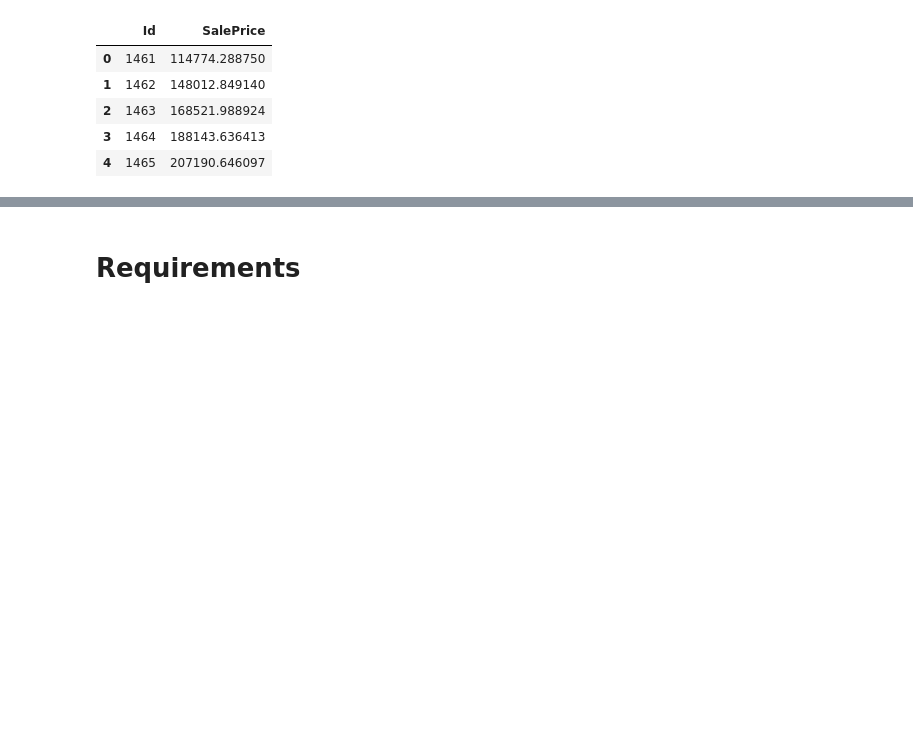
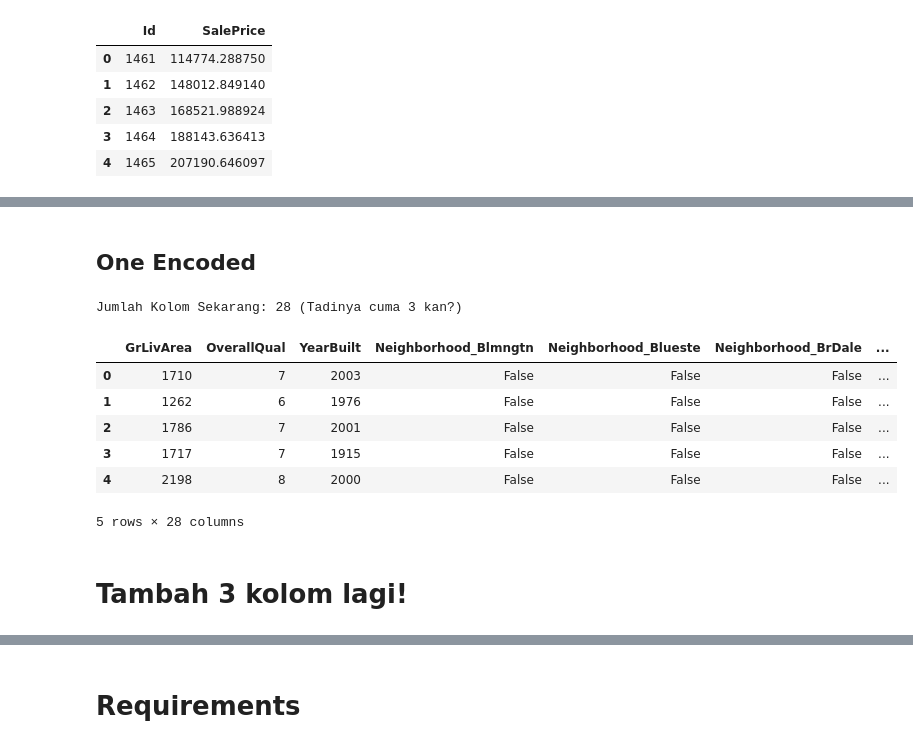
Before and after one commit to YafetPontoh/House-Price-Prediction-LinearRegression, a Jupyter notebook: notebook/House_Pricing.ipynb, the cells around one changed output, grey strips where cells are left out. Cells and saved outputs as stored; diff of their text form; code cells hidden in the pictures; blank space fills up the shorter version.

```diff
--- a/notebook/House_Pricing.ipynb
+++ b/notebook/House_Pricing.ipynb
@@ -348,0 +335,10 @@ ValueError: Found input variables with inconsistent numbers of samples: [1459, 2
+# %%
+features = ['GrLivArea', 'OverallQual', 'YearBuilt', 'Neighborhood']
+# %%
+X_train_raw = df_train[features]
+X_test_raw = data_test[features]
+# %% [markdown]
+## One Encoded
+# %%
+X_train_encoded = pd.get_dummies(X_train_raw)
+X_test_encoded = pd.get_dummies(X_test_raw)
@@ -348,0 +347,12 @@ ValueError: Found input variables with inconsistent numbers of samples: [1459, 2
+# %%
+print(f"Jumlah Kolom Sekarang: {X_train_encoded.shape[1]} (Tadinya cuma 3 kan?)")
+X_train_encoded.head()
+# %% [output]
+Jumlah Kolom Sekarang: 28 (Tadinya cuma 3 kan?)
+|  | GrLivArea | OverallQual | YearBuilt | Neighborhood_Blmngtn | Neighborhood_Blueste | Neighborhood_BrDale | ... |
+| 0 | 1710 | 7 | 2003 | False | False | False | ... |
+| 1 | 1262 | 6 | 1976 | False | False | False | ... |
+| 2 | 1786 | 7 | 2001 | False | False | False | ... |
+| 3 | 1717 | 7 | 1915 | False | False | False | ... |
+| 4 | 2198 | 8 | 2000 | False | False | False | ... |
+5 rows × 28 columns
@@ -348,0 +382,2 @@ ValueError: Found input variables with inconsistent numbers of samples: [1459, 2
+# %% [markdown]
+# Tambah 3 kolom lagi!
```
Also changed, not shown: parts of 23 cells of this notebook, 5 other files.
